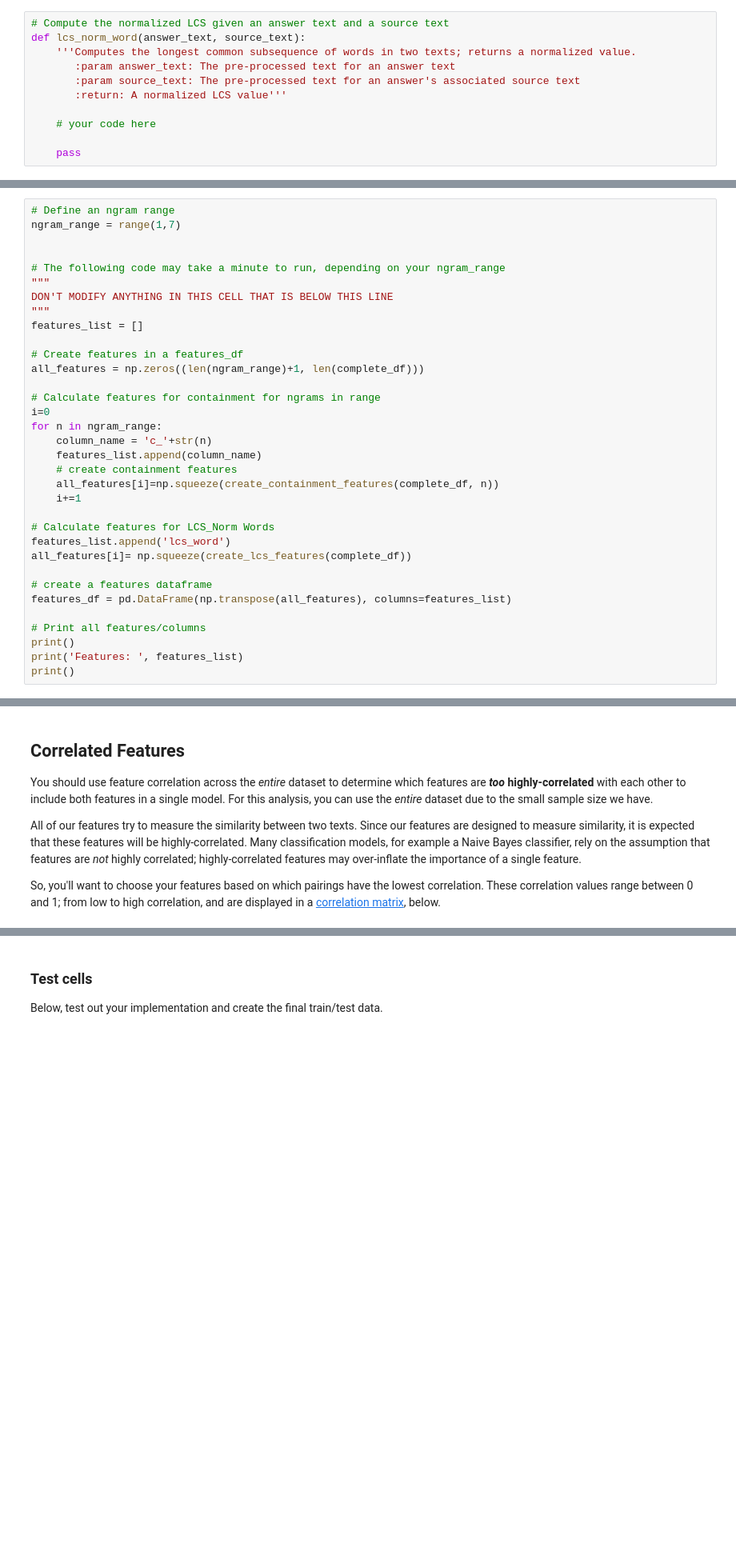
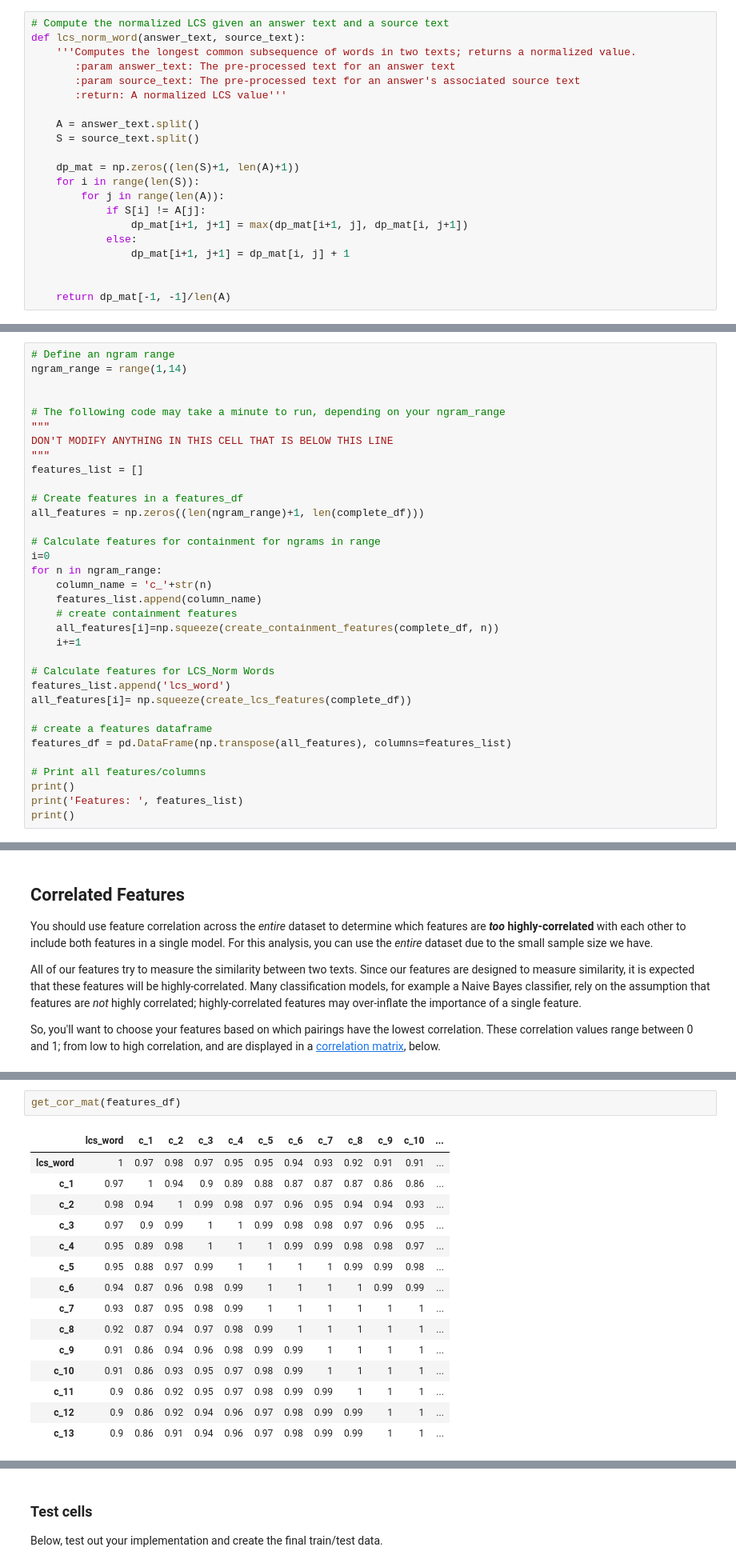
Before and after one commit to mattalhonte/ML_SageMaker_Studies, a Jupyter notebook: Project_Plagiarism_Detection/2_Plagiarism_Feature_Engineering.ipynb, the cells around one changed output, grey strips where cells are left out. Shown at 80% size. Saved outputs shown, nothing was run; the diff lists cells and outputs as text; blank space fills up the shorter version.

```diff
--- a/Project_Plagiarism_Detection/2_Plagiarism_Feature_Engineering.ipynb
+++ b/Project_Plagiarism_Detection/2_Plagiarism_Feature_Engineering.ipynb
@@ -487,9 +630,19 @@ def lcs_norm_word(answer_text, source_text):
        :param source_text: The pre-processed text for an answer's associated source text
        :return: A normalized LCS value'''
 
-    # your code here
+    A = answer_text.split()
+    S = source_text.split()
 
-    pass
+    dp_mat = np.zeros((len(S)+1, len(A)+1))
+    for i in range(len(S)):
+        for j in range(len(A)):
+            if S[i] != A[j]:
+                dp_mat[i+1, j+1] = max(dp_mat[i+1, j], dp_mat[i, j+1])
+            else:
+                dp_mat[i+1, j+1] = dp_mat[i, j] + 1
+
+
+    return dp_mat[-1, -1]/len(A)
 # %% [markdown]
 ### Test cells
 
@@ -635,7 +799,7 @@ You'll want to create at least 6 features to choose from as you think about whic
 In the below cell **define an n-gram range**; these will be the n's you use to create n-gram containment features. The rest of the feature creation code is provided.
 # %%
 # Define an ngram range
-ngram_range = range(1,7)
+ngram_range = range(1,14)
 
 
 # The following code may take a minute to run, depending on your ngram_range
@@ -690,3 +892,21 @@ display(corr_matrix)
+# %%
+get_cor_mat(features_df)
+# %% [output]
+|  | lcs_word | c_1 | c_2 | c_3 | c_4 | c_5 | c_6 | c_7 | c_8 | c_9 | c_10 | ... |
+| lcs_word | 1 | 0.97 | 0.98 | 0.97 | 0.95 | 0.95 | 0.94 | 0.93 | 0.92 | 0.91 | 0.91 | ... |
+| c_1 | 0.97 | 1 | 0.94 | 0.9 | 0.89 | 0.88 | 0.87 | 0.87 | 0.87 | 0.86 | 0.86 | ... |
+| c_2 | 0.98 | 0.94 | 1 | 0.99 | 0.98 | 0.97 | 0.96 | 0.95 | 0.94 | 0.94 | 0.93 | ... |
+| c_3 | 0.97 | 0.9 | 0.99 | 1 | 1 | 0.99 | 0.98 | 0.98 | 0.97 | 0.96 | 0.95 | ... |
+| c_4 | 0.95 | 0.89 | 0.98 | 1 | 1 | 1 | 0.99 | 0.99 | 0.98 | 0.98 | 0.97 | ... |
+| c_5 | 0.95 | 0.88 | 0.97 | 0.99 | 1 | 1 | 1 | 1 | 0.99 | 0.99 | 0.98 | ... |
+| c_6 | 0.94 | 0.87 | 0.96 | 0.98 | 0.99 | 1 | 1 | 1 | 1 | 0.99 | 0.99 | ... |
+| c_7 | 0.93 | 0.87 | 0.95 | 0.98 | 0.99 | 1 | 1 | 1 | 1 | 1 | 1 | ... |
+| c_8 | 0.92 | 0.87 | 0.94 | 0.97 | 0.98 | 0.99 | 1 | 1 | 1 | 1 | 1 | ... |
+| c_9 | 0.91 | 0.86 | 0.94 | 0.96 | 0.98 | 0.99 | 0.99 | 1 | 1 | 1 | 1 | ... |
+| c_10 | 0.91 | 0.86 | 0.93 | 0.95 | 0.97 | 0.98 | 0.99 | 1 | 1 | 1 | 1 | ... |
+| c_11 | 0.9 | 0.86 | 0.92 | 0.95 | 0.97 | 0.98 | 0.99 | 0.99 | 1 | 1 | 1 | ... |
+| c_12 | 0.9 | 0.86 | 0.92 | 0.94 | 0.96 | 0.97 | 0.98 | 0.99 | 0.99 | 1 | 1 | ... |
+| c_13 | 0.9 | 0.86 | 0.91 | 0.94 | 0.96 | 0.97 | 0.98 | 0.99 | 0.99 | 1 | 1 | ... |
 # %% [markdown]
 ## EXERCISE: Create selected train/test data
 
```
Also changed, not shown: parts of 21 cells of this notebook, 2 other files.
